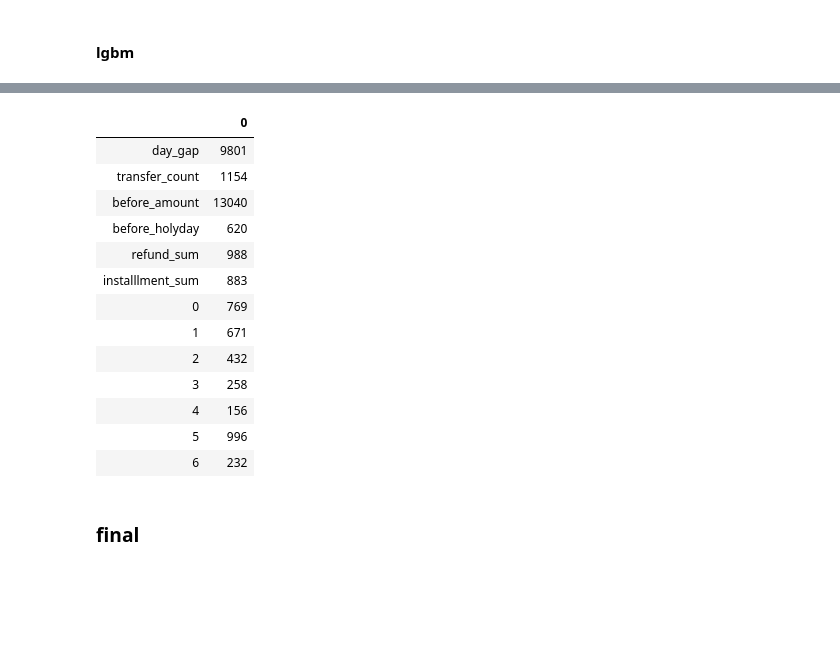
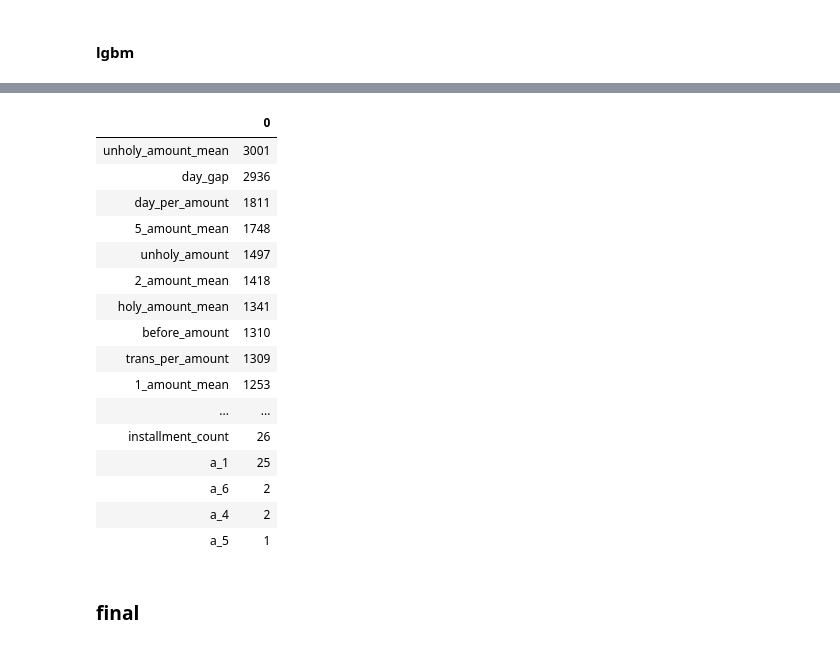
Before and after one commit to bbiyongel/Dacon_funda, a Jupyter notebook: sample modeling.ipynb, the cells around one changed output, grey strips where cells are left out. Saved outputs shown, nothing was run; the diff lists cells and outputs as text; code cells hidden in the pictures; blank space fills up the shorter version.

```diff
--- a/sample modeling.ipynb
+++ b/sample modeling.ipynb
@@ -236,7 +365,8 @@ train_fin.shape, test_fin.shape
 # %%
 #로그 변환
-train_fin.before_amount = np.log(1+train_fin.before_amount)
-test_fin.before_amount = np.log(1+test_fin.before_amount)
+for col in to_log_ls:
+    train_df[col] = np.log(1+train_df[col])
+    test_df[col] = np.log(1+test_df[col])
 # %%
-train_fin.fillna(0, inplace=True)
-test_fin.fillna(0, inplace=True)
+train_df.fillna(0, inplace=True)
+test_df.fillna(0, inplace=True)
@@ -258,7 +373,7 @@ def info_df(data):
 # %% [markdown]
 ### train_test split
 # %%
-X_train, X_test, y_train, y_test = train_test_split(train_fin,y,test_size =0.3, random_state = 42)
+X_train, X_test, y_train, y_test = train_test_split(train_df,y,test_size =0.3, random_state = 42)
 # %% [markdown]
 ### modeling
 # %% [markdown]
@@ -292,7 +410,7 @@ fi_df
 # %% [markdown]
 #### lgbm
 # %%
-lgbm_c = lightgbm.LGBMRegressor(random_state=42, learning_rate=0.001,n_estimators= 1000)
+lgbm_c = lightgbm.LGBMRegressor(random_state=42, learning_rate=0.005,n_estimators= 1000,)
 lgbm_c.fit(X_train,y_train)
 lgbm_y_pred = lgbm_c.predict(X_test)
 
@@ -302,21 +420,24 @@ np.sqrt(mean_squared_error(y_test,lgbm_y_pred))
 # %%
-fi_df = pd.DataFrame(lgbm_c.feature_importances_,index = train_fin.columns)
+fi_df = pd.DataFrame(lgbm_c.feature_importances_,index = train_df.columns).sort_values(0, ascending = False)
 fi_df
 # %% [output]
 |  | 0 |
-| day_gap | 9801 |
-| transfer_count | 1154 |
-| before_amount | 13040 |
-| before_holyday | 620 |
-| refund_sum | 988 |
-| installlment_sum | 883 |
-| 0 | 769 |
-| 1 | 671 |
-| 2 | 432 |
-| 3 | 258 |
-| 4 | 156 |
-| 5 | 996 |
-| 6 | 232 |
+| unholy_amount_mean | 3001 |
+| day_gap | 2936 |
+| day_per_amount | 1811 |
+| 5_amount_mean | 1748 |
+| unholy_amount | 1497 |
+| 2_amount_mean | 1418 |
+| holy_amount_mean | 1341 |
+| before_amount | 1310 |
+| trans_per_amount | 1309 |
+| 1_amount_mean | 1253 |
+| ... | ... |
+| installment_count | 26 |
+| a_1 | 25 |
+| a_6 | 2 |
+| a_4 | 2 |
+| a_5 | 1 |
 # %% [markdown]
 ### final
 # %%
```
Also changed, not shown: parts of 26 cells of this notebook, 3 other files.
